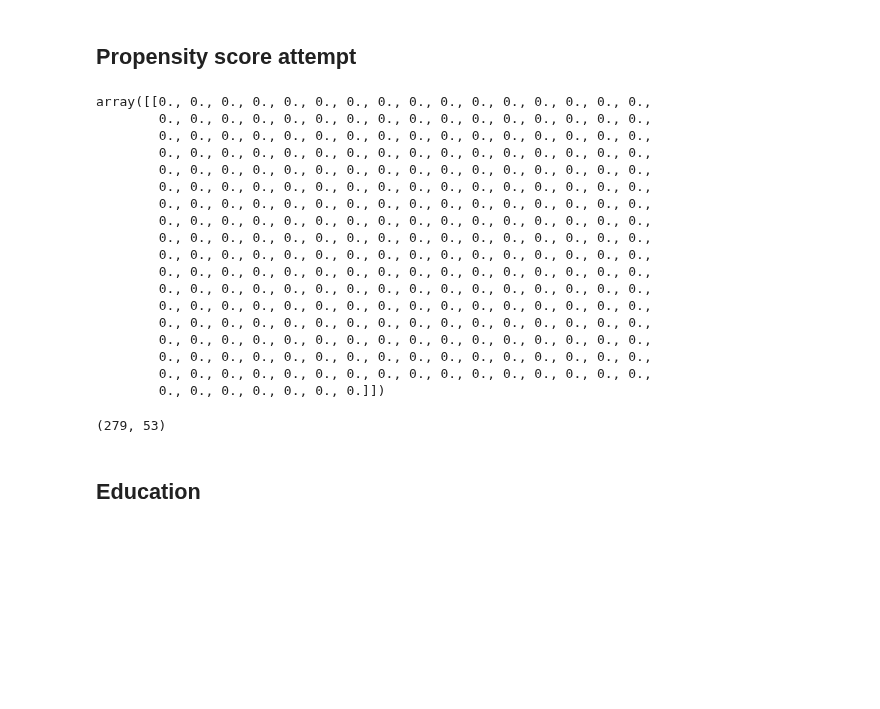
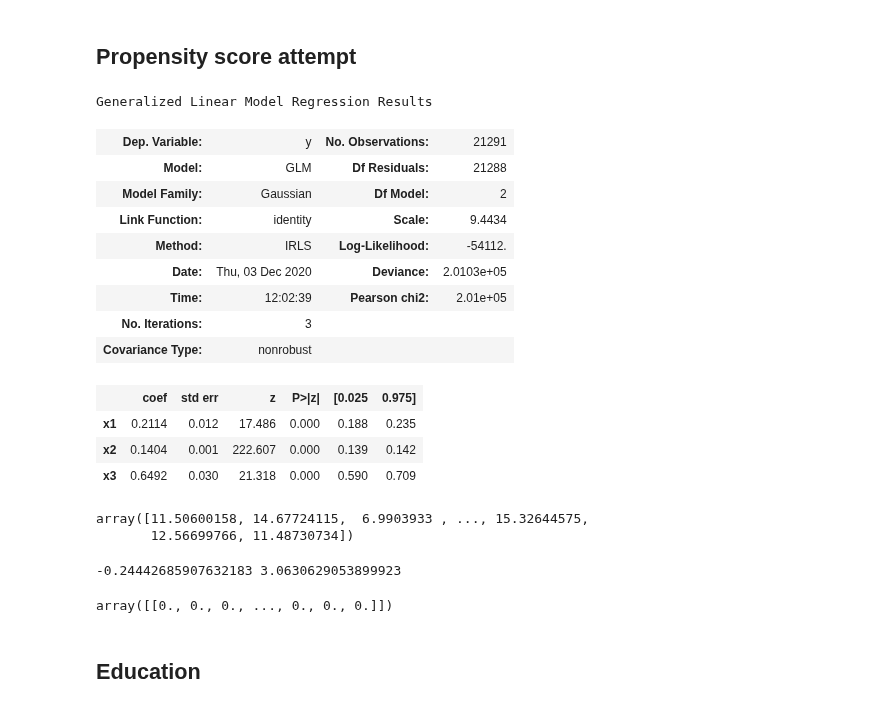
Before and after one commit to epfl-ada/ada-2020-project-milestone-p3-p3_ada-boi, a Jupyter notebook: creative_extension.ipynb, the cells around one changed output. Cells and saved outputs as stored; diff of their text form; code cells hidden in the pictures; blank space fills up the shorter version.

```diff
--- a/creative_extension.ipynb
+++ b/creative_extension.ipynb
@@ -108,49 +124,53 @@ sns.catplot(x='SITE', y='UENG', hue='U_SOCPOV', kind='bar', data=fc3, height=5,
 # %%
-# returns a dataframe where all the subjects have answered to all the outcome and predictors questions
 def df_NN(df,outcome,predictors):
     if len(predictors) <= 1:
-        bools = df[predictors] != -1
+        return df.loc[(df[outcome] != -1) & (df[predictors[0]] != -1)]
     else:
         bools = df[predictors].isin([-1]).any(axis=1)==False
     return df.loc[(df[outcome] != -1) & (bools)]
+# %%
+from sklearn.ensemble import RandomForestClassifier, RandomForestRegressor
+
+outcome = 'UENG'
+predictors = ['UFAMSTR','UMH2','OVERCROWDING']
+df_noNull = df_NN(child,outcome,predictors)
+glm = sm.GLM(df_noNull[outcome].values, df_noNull[predictors].replace(2,0).values)
+res = glm.fit()
+res.summary()
+# %% [output]
+Generalized Linear Model Regression Results
+| Dep. Variable: | y | No. Observations: | 21291 |
+| Model: | GLM | Df Residuals: | 21288 |
+| Model Family: | Gaussian | Df Model: | 2 |
+| Link Function: | identity | Scale: | 9.4434 |
+| Method: | IRLS | Log-Likelihood: | -54112. |
+| Date: | Thu, 03 Dec 2020 | Deviance: | 2.0103e+05 |
+| Time: | 12:02:39 | Pearson chi2: | 2.01e+05 |
+| No. Iterations: | 3 |  |  |
+| Covariance Type: | nonrobust |  |  |
+|  | coef | std err | z | P>|z| | [0.025 | 0.975] |
+| x1 | 0.2114 | 0.012 | 17.486 | 0.000 | 0.188 | 0.235 |
+| x2 | 0.1404 | 0.001 | 222.607 | 0.000 | 0.139 | 0.142 |
+| x3 | 0.6492 | 0.030 | 21.318 | 0.000 | 0.590 | 0.709 |
+# %%
+res.predict(df_noNull[predictors].replace(2,0).values)
+# %% [output]
+array([11.50600158, 14.67724115,  6.9903933 , ..., 15.32644575,
+       12.56699766, 11.48730734])
+# %%
+deltas = res.predict(df_noNull[predictors].replace(2,0).values) - df_noNull[outcome].values
+print(deltas.mean(),deltas.std())
+# mauvaises predictions -> GLM meh
+# %% [output]
+-0.24442685907632183 3.0630629053899923
 # %%
-from sklearn.ensemble import RandomForestClassifier, RandomForestRegressor
-
-outcome = 'UENGNEG'
-predictors = ['KAPPMED','MPUBHOUS']
-df_noNull = df_NN(child,outcome,predictors)
-glm = sm.GLM(df_noNull[outcome].values, df_noNull[predictors].replace(2,0).values, family=sm.families.Poisson())
-res = glm.fit()
-res.summary()
-
 reg = RandomForestRegressor()
 X = df_noNull[predictors].replace(2,0).values.reshape(1,-1)
 y = df_noNull[outcome].values.reshape(1,-1)
 reg.fit(X, y)
 reg.predict(X)-y #=array(0) si le RFR a marché
 # %% [output]
-array([[0., 0., 0., 0., 0., 0., 0., 0., 0., 0., 0., 0., 0., 0., 0., 0.,
-        0., 0., 0., 0., 0., 0., 0., 0., 0., 0., 0., 0., 0., 0., 0., 0.,
-        0., 0., 0., 0., 0., 0., 0., 0., 0., 0., 0., 0., 0., 0., 0., 0.,
-        0., 0., 0., 0., 0., 0., 0., 0., 0., 0., 0., 0., 0., 0., 0., 0.,
-        0., 0., 0., 0., 0., 0., 0., 0., 0., 0., 0., 0., 0., 0., 0., 0.,
-        0., 0., 0., 0., 0., 0., 0., 0., 0., 0., 0., 0., 0., 0., 0., 0.,
-        0., 0., 0., 0., 0., 0., 0., 0., 0., 0., 0., 0., 0., 0., 0., 0.,
-        0., 0., 0., 0., 0., 0., 0., 0., 0., 0., 0., 0., 0., 0., 0., 0.,
-        0., 0., 0., 0., 0., 0., 0., 0., 0., 0., 0., 0., 0., 0., 0., 0.,
-        0., 0., 0., 0., 0., 0., 0., 0., 0., 0., 0., 0., 0., 0., 0., 0.,
-        0., 0., 0., 0., 0., 0., 0., 0., 0., 0., 0., 0., 0., 0., 0., 0.,
-        0., 0., 0., 0., 0., 0., 0., 0., 0., 0., 0., 0., 0., 0., 0., 0.,
-        0., 0., 0., 0., 0., 0., 0., 0., 0., 0., 0., 0., 0., 0., 0., 0.,
-        0., 0., 0., 0., 0., 0., 0., 0., 0., 0., 0., 0., 0., 0., 0., 0.,
-        0., 0., 0., 0., 0., 0., 0., 0., 0., 0., 0., 0., 0., 0., 0., 0.,
-        0., 0., 0., 0., 0., 0., 0., 0., 0., 0., 0., 0., 0., 0., 0., 0.,
-        0., 0., 0., 0., 0., 0., 0., 0., 0., 0., 0., 0., 0., 0., 0., 0.,
-        0., 0., 0., 0., 0., 0., 0.]])
+array([[0., 0., 0., ..., 0., 0., 0.]])
-# %%
-df_noNull.shape
-# %% [output]
-(279, 53)
 # %%
 #sns.pairplot(child[income+programs+income_hh+housing_hh+programs_hh+education])
 # %%
```
Also changed, not shown: parts of 28 cells of this notebook.
